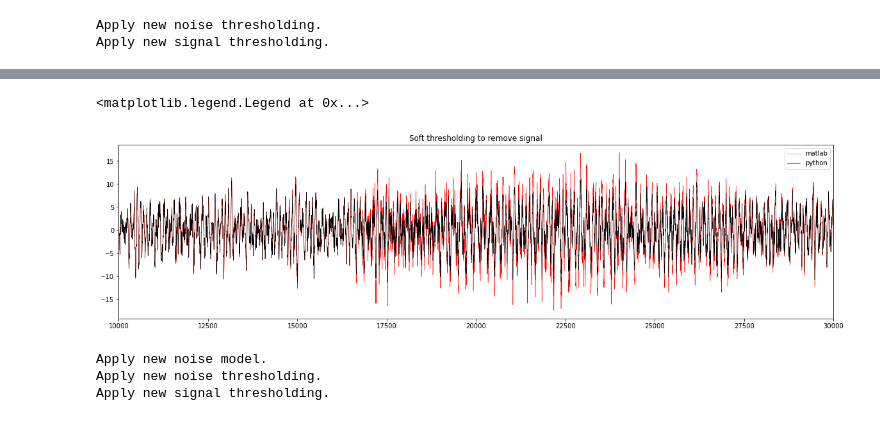
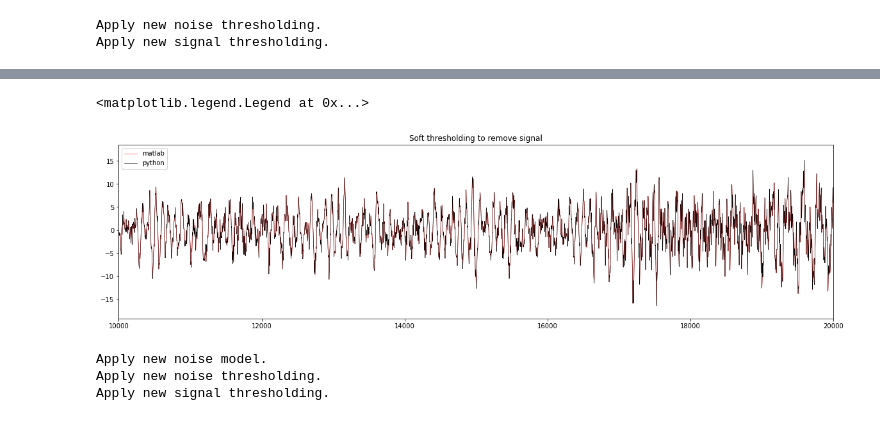
Before and after one commit to LLNL/pysolate, a Jupyter notebook: example_notebook.ipynb, the cells around one changed output, grey strips where cells are left out. Saved outputs shown, nothing was run; the diff lists cells and outputs as text; code cells hidden in the pictures.

```diff
--- a/example_notebook.ipynb
+++ b/example_notebook.ipynb
@@ -134,14 +114,14 @@ plt.legend()
 # %%
 plt.figure(figsize=(20,5))
 plt.title("Soft thresholding to remove signal")
 trace = read("tmp/icwtblock_signalsoft.sac",format="SAC")[0]
 plt.plot(trace.data,"r-",linewidth=0.5,label="matlab")
 plt.plot(block.data[0].wavelet.icwt["signal_removed"],"k",linewidth=0.5,label="python")
-plt.xlim([10000,30000])
+plt.xlim([10000,20000])
 plt.legend()
 # %% [output]
 <matplotlib.legend.Legend at 0x...>
-[figure, old version]
+[figure, new version]
 # %%
 # Test update functions
 block.params.nsigma_method = "donoho"
```
Also changed, not shown: parts of 14 cells of this notebook, 5 other files.
